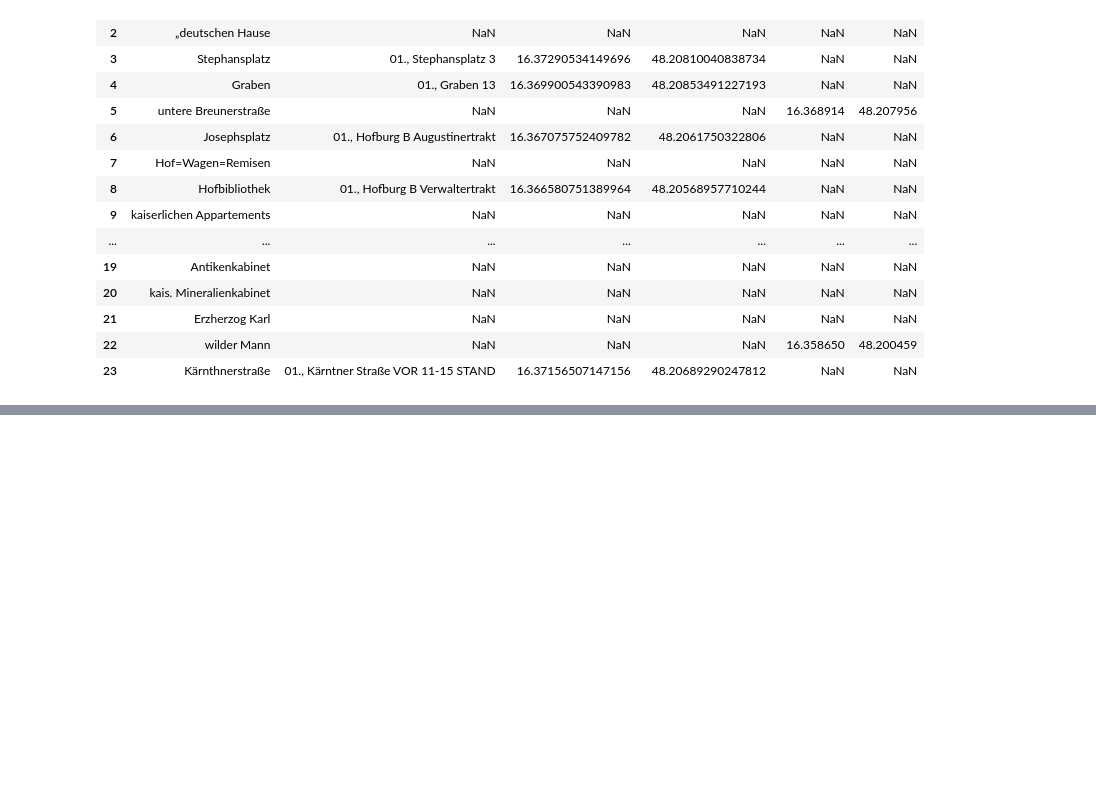
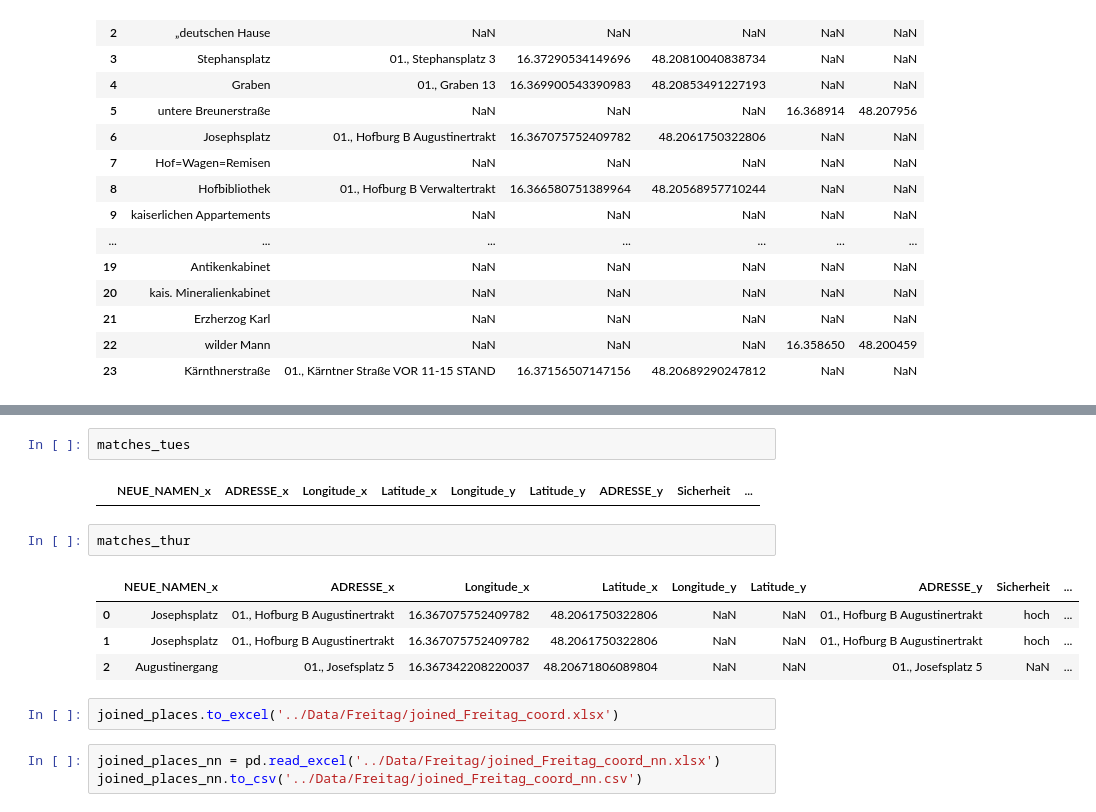
Before and after one commit to Sarah-lab-13/DataScienceProject, a Jupyter notebook: Scripte/Route_Freitag.ipynb, the cells around one changed output, grey strips where cells are left out. Saved outputs shown, nothing was run; the diff lists cells and outputs as text; blank space fills up the shorter version.

```diff
--- a/Scripte/Route_Freitag.ipynb
+++ b/Scripte/Route_Freitag.ipynb
@@ -149,0 +162,16 @@ ValueError: not enough values to unpack (expected 4, got 3)
+# %%
+matches_tues
+# %% [output]
+|  | NEUE_NAMEN_x | ADRESSE_x | Longitude_x | Latitude_x | Longitude_y | Latitude_y | ADRESSE_y | Sicherheit | ... |
+# %%
+matches_thur
+# %% [output]
+|  | NEUE_NAMEN_x | ADRESSE_x | Longitude_x | Latitude_x | Longitude_y | Latitude_y | ADRESSE_y | Sicherheit | ... |
+| 0 | Josephsplatz | 01., Hofburg B Augustinertrakt | 16.367075752409782 | 48.2061750322806 | NaN | NaN | 01., Hofburg B Augustinertrakt | hoch | ... |
+| 1 | Josephsplatz | 01., Hofburg B Augustinertrakt | 16.367075752409782 | 48.2061750322806 | NaN | NaN | 01., Hofburg B Augustinertrakt | hoch | ... |
+| 2 | Augustinergang | 01., Josefsplatz 5 | 16.367342208220037 | 48.20671806089804 | NaN | NaN | 01., Josefsplatz 5 | NaN | ... |
+# %%
+joined_places.to_excel('../Data/Freitag/joined_Freitag_coord.xlsx')
+# %%
+joined_places_nn = pd.read_excel('../Data/Freitag/joined_Freitag_coord_nn.xlsx')
+joined_places_nn.to_csv('../Data/Freitag/joined_Freitag_coord_nn.csv')
```
Also changed, not shown: parts of 3 cells of this notebook, 7 other files.
